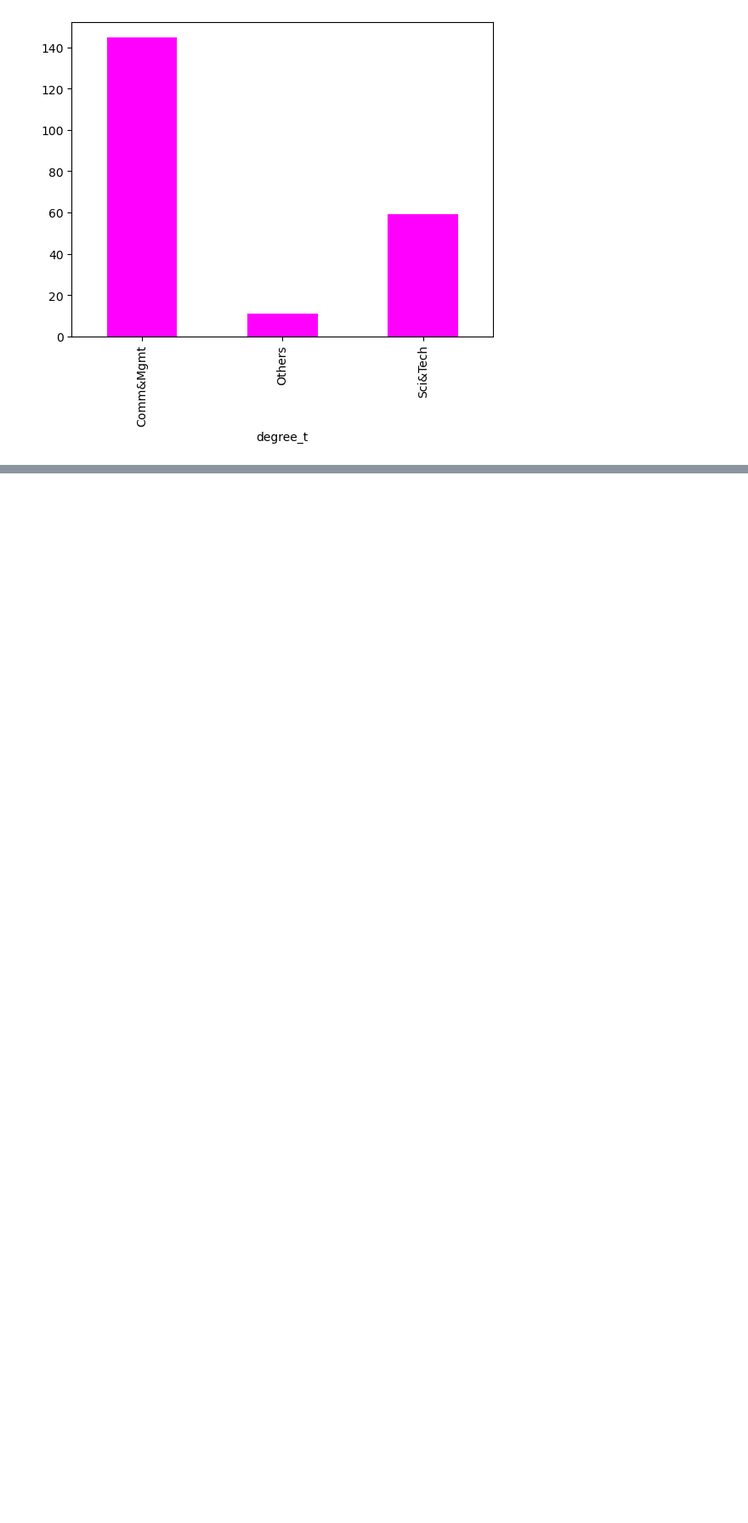
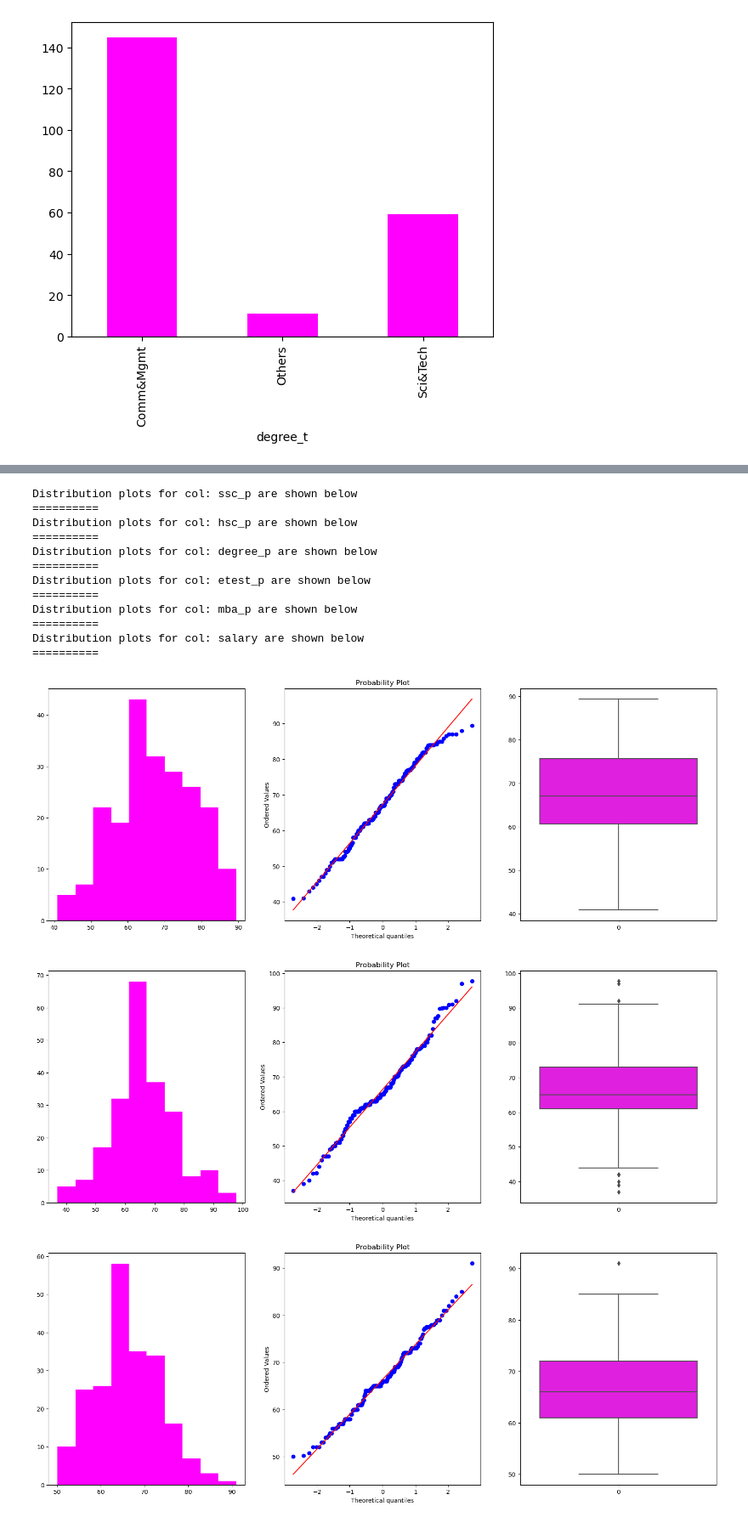
Before and after one commit to lawalsegun2025/campus_placement_predictor, a Jupyter notebook: job_placement_predictor.ipynb, the cells around one changed output, grey strips where cells are left out. Shown: that part at 85% size. Drawn from its saved outputs; the diff is of its cells as text; code cells hidden in the pictures; blank space fills up the shorter version.

```diff
--- a/job_placement_predictor.ipynb
+++ b/job_placement_predictor.ipynb
@@ -466,5 +331,0 @@ def get_plots(df, col):
-# %%
-for col in num_col[1:]:
-    print(f"Distribution plots for col: {col} are shown below ")
-    get_plots(df, col)
-    print("."*10, "\n")
@@ -494,0 +450,56 @@ Distribution plots for col: salary are shown below
+# %%
+# write  a function to view the distribution of num_variables
+import scipy.stats as stats
+
+def get_plots(df, col):
+
+    plt.figure(figsize=(20, 7))
+    plt.subplot(1, 3, 1)
+    plt.hist(df[col], color ="magenta")
+
+    plt.subplot(1,3,2)
+    stats.probplot(df[col], dist="norm", plot=plt)
+
+    plt.subplot(1,3,3)
+    sns.boxplot(df[col], color="magenta")
+    plt.show
+# %%
+# function that plots the distribution
+def get_plots(df, col):
+
+    plt.figure(figsize=(20, 7))
+    plt.subplot(1, 3, 1)
+    plt.hist(df[col], color="magenta")
+
+    plt.subplot(1, 3, 2)
+    stats.probplot(df[col], dist="norm", plot=plt)
+
+    plt.subplot(1, 3, 3)
+    sns.boxplot(df[col], color="magenta")
+
+    plt.show()
+# %%
+# num_col = num_col[1:]
+for i in range(len(num_col)):
+
+    print(f"Distribution plots for col: {num_col[i]} are shown below ")
+
+    get_plots(df, num_col[i])
+
+    print("="*10)
+# %% [output]
+Distribution plots for col: ssc_p are shown below
+==========
+Distribution plots for col: hsc_p are shown below
+==========
+Distribution plots for col: degree_p are shown below
+==========
+Distribution plots for col: etest_p are shown below
+==========
+Distribution plots for col: mba_p are shown below
+==========
+Distribution plots for col: salary are shown below
+==========
+[figure, added]
+[figure, added]
+[figure, added]
```
Also changed, not shown: parts of 36 cells of this notebook.
